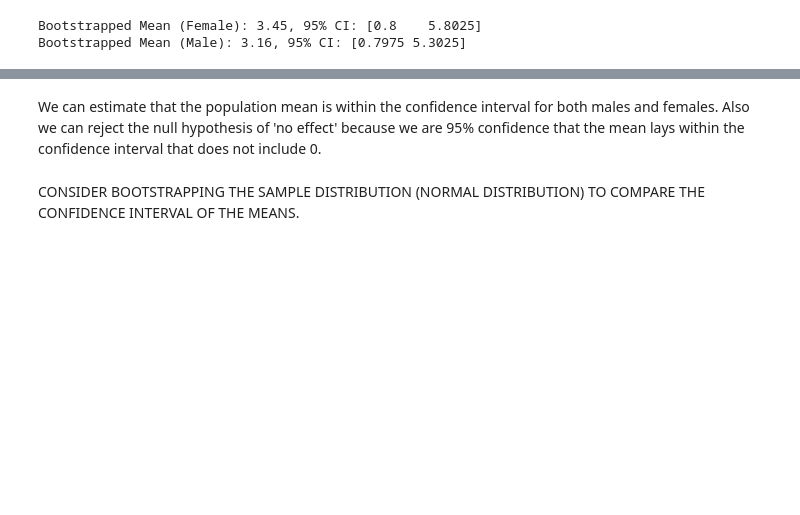
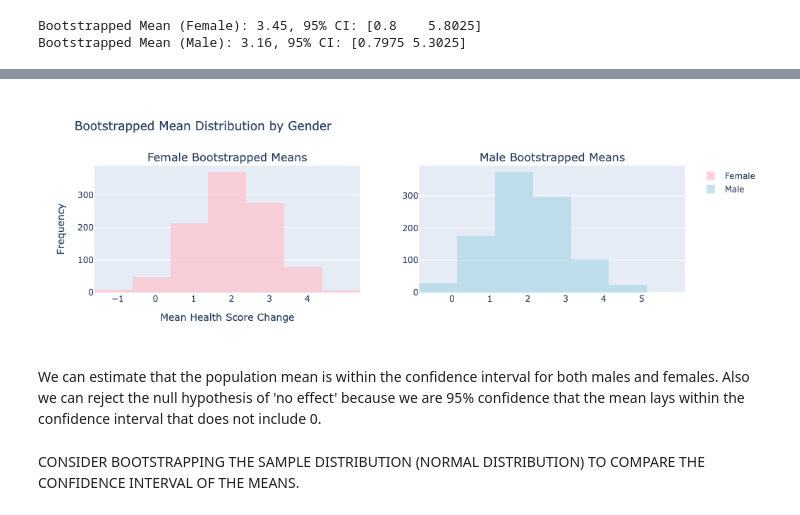
Before and after one commit to LucaPiccone/sta130, a Jupyter notebook: HW/HW_04.ipynb, the cells around one changed output, grey strips where cells are left out. Drawn from its saved outputs; the diff is of its cells as text; code cells hidden in the pictures; blank space fills up the shorter version.

```diff
--- a/HW/HW_04.ipynb
+++ b/HW/HW_04.ipynb
@@ -663,3 +718,45 @@ Bootstrapped Mean (Male): 3.16, 95% CI: [0.7975 5.3025]
+# %%
+import pandas as pd
+import numpy as np
+import plotly.graph_objects as go
+from plotly.subplots import make_subplots
+
+# Example data (replace with your actual bootstrapped means)
+female_mean_bootstrapped = np.random.normal(2, 1, 1000)
+male_mean_bootstrapped = np.random.normal(2, 1, 1000)
+
+# Create a subplot with 1 row and 2 columns
+fig = make_subplots(rows=1, cols=2, subplot_titles=("Female Bootstrapped Means", "Male Bootstrapped Means"))
+
+# Add female histogram to the first subplot with 1-unit bins
+fig.add_trace(go.Histogram(x=female_mean_bootstrapped,
+                             xbins=dict(start=min(female_mean_bootstrapped), end=max(female_mean_bootstrapped), size=1),  # Bin size of 1 unit
+                             name='Female',
+                             marker_color='pink',
+                             opacity=0.7),
+              row=1, col=1)
+
+# Add male histogram to the second subplot with 1-unit bins
+fig.add_trace(go.Histogram(x=male_mean_bootstrapped,
+                             xbins=dict(start=min(male_mean_bootstrapped), end=max(male_mean_bootstrapped), size=1),  # Bin size of 1 unit
+                             name='Male',
+                             marker_color='lightblue',
+                             opacity=0.7),
+              row=1, col=2)
+
+# Update layout
+fig.update_layout(title_text='Bootstrapped Mean Distribution by Gender',
+                  xaxis_title='Mean Health Score Change',
+                  yaxis_title='Frequency',
+                  bargap=0,  # Set bar gap to 0 for touching bins
+                  xaxis_tickvals=np.arange(int(min(female_mean_bootstrapped)), int(max(female_mean_bootstrapped)) + 1, 1),  # Show integer labels on the x-axis for females
+                  xaxis2_tickvals=np.arange(int(min(male_mean_bootstrapped)), int(max(male_mean_bootstrapped)) + 1, 1)  # Show integer labels on the x-axis for males
+                  )
+
+# Show the plot
+fig.show()
+# %% [output]
+[figure, added]
 # %% [markdown]
 We can estimate that the population mean is within the confidence interval for both males and females. Also we can reject the null hypothesis of 'no effect' because we are 95% confidence that the mean lays within the confidence interval that does not include 0.
 # %% [markdown]
```
Also changed, not shown: parts of 12 cells of this notebook, 1 other file.
